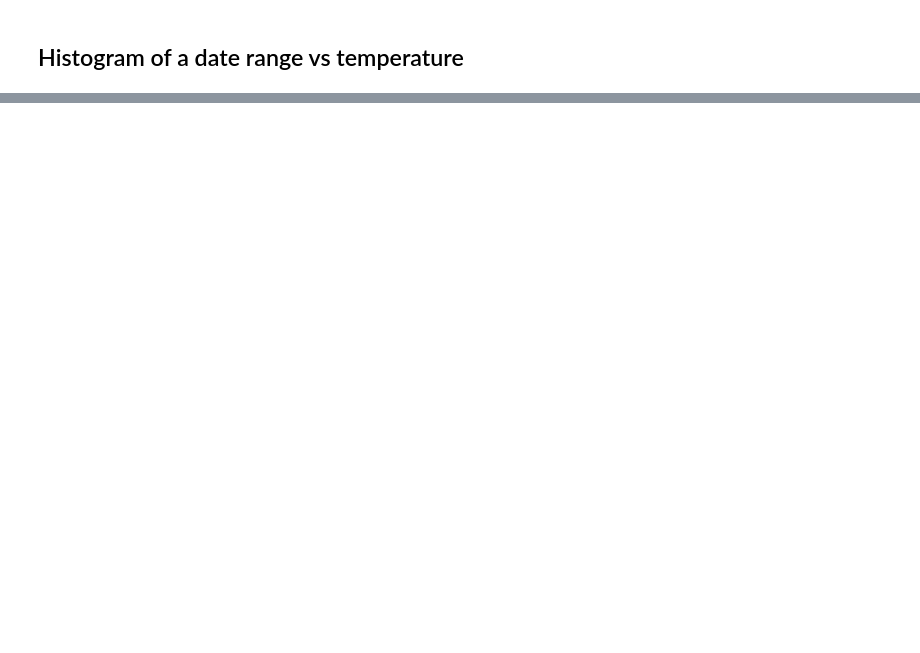
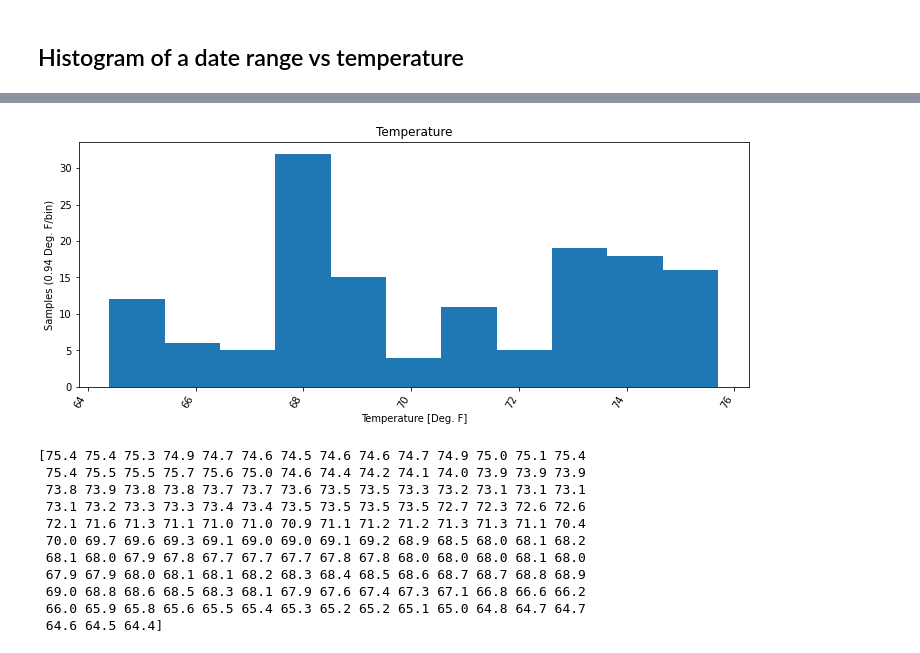
Before and after one commit to justinyed/Simple_Statistics_and_Data_Cleaning_of_Weather_Data, a Jupyter notebook: src/week4_weather_statistics.ipynb, the cells around one changed output, grey strips where cells are left out. Saved outputs shown, nothing was run; the diff lists cells and outputs as text; code cells hidden in the pictures; blank space fills up the shorter version.

```diff
--- a/src/week4_weather_statistics.ipynb
+++ b/src/week4_weather_statistics.ipynb
@@ -53,6 +58,10 @@ heat_index = np.array(heat_index)
 barometric_pressure = np.array(barometric_pressure)
 wind_speed = np.array(wind_speed)
 
+data = np.array([date_time, temperature, heat_index, barometric_pressure, wind_speed])
+variable_label = ["Date/Time", "Temperature", "Heat Index", "Barometric Pressure", "Wind Speed"]
+units = ["yy-mm-dd", "Deg. F", "Deg. F", "in", "mph"]
+
 print(f"Headers: {headers}")
 fig_x = 12
 fig_y = 5
@@ -109,0 +158,35 @@ plt.show()
+# %%
+m = 1
+
+variable = data[m]
+
+n = len(variable)
+sqrt_n = np.sqrt(n)
+max = float(np.max(variable))
+min = float(np.min(variable))
+range = max - min
+width_of_bins = range / sqrt_n
+
+fig = plt.figure(figsize=(fig_x, fig_y))
+plt.title(f"{variable_label[m]}")
+plt.xlabel(f"{variable_label[m]} [{units[m]}]")
+plt.ylabel(f"Samples ({width_of_bins:.2f} {units[m]}/bin)")
+
+plt.hist(variable, bins=int(sqrt_n))
+fig.autofmt_xdate(rotation=60)
+plt.show()
+
+print(variable)
+# %% [output]
+[figure, added]
+[75.4 75.4 75.3 74.9 74.7 74.6 74.5 74.6 74.6 74.7 74.9 75.0 75.1 75.4
+ 75.4 75.5 75.5 75.7 75.6 75.0 74.6 74.4 74.2 74.1 74.0 73.9 73.9 73.9
+ 73.8 73.9 73.8 73.8 73.7 73.7 73.6 73.5 73.5 73.3 73.2 73.1 73.1 73.1
+ 73.1 73.2 73.3 73.3 73.4 73.4 73.5 73.5 73.5 73.5 72.7 72.3 72.6 72.6
+ 72.1 71.6 71.3 71.1 71.0 71.0 70.9 71.1 71.2 71.2 71.3 71.3 71.1 70.4
+ 70.0 69.7 69.6 69.3 69.1 69.0 69.0 69.1 69.2 68.9 68.5 68.0 68.1 68.2
+ 68.1 68.0 67.9 67.8 67.7 67.7 67.7 67.8 67.8 68.0 68.0 68.0 68.1 68.0
+ 67.9 67.9 68.0 68.1 68.1 68.2 68.3 68.4 68.5 68.6 68.7 68.7 68.8 68.9
+ 69.0 68.8 68.6 68.5 68.3 68.1 67.9 67.6 67.4 67.3 67.1 66.8 66.6 66.2
+ 66.0 65.9 65.8 65.6 65.5 65.4 65.3 65.2 65.2 65.1 65.0 64.8 64.7 64.7
+ 64.6 64.5 64.4]
```
Also changed, not shown: parts of 11 cells of this notebook, 2 other files.
